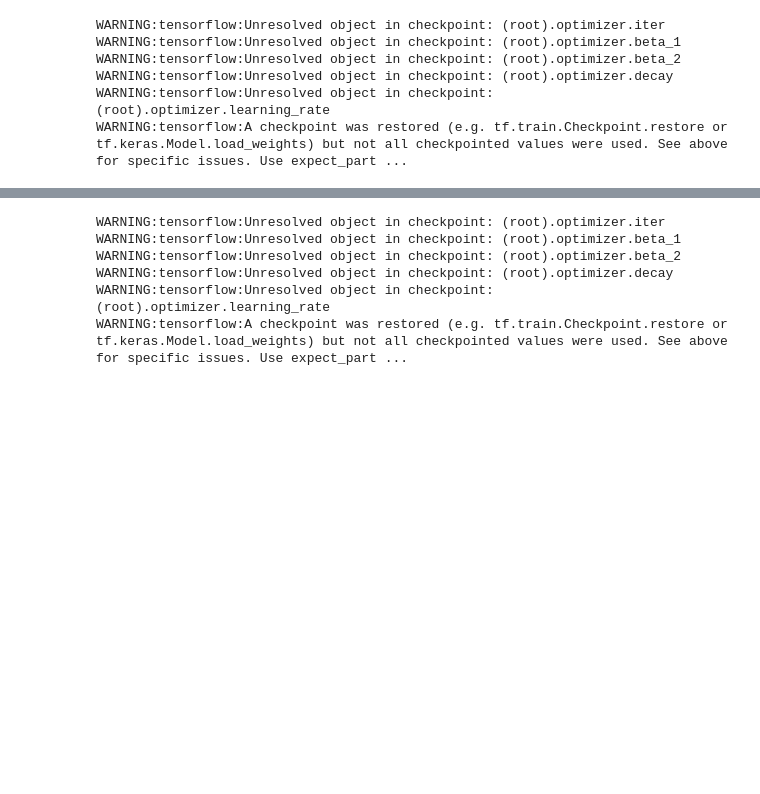
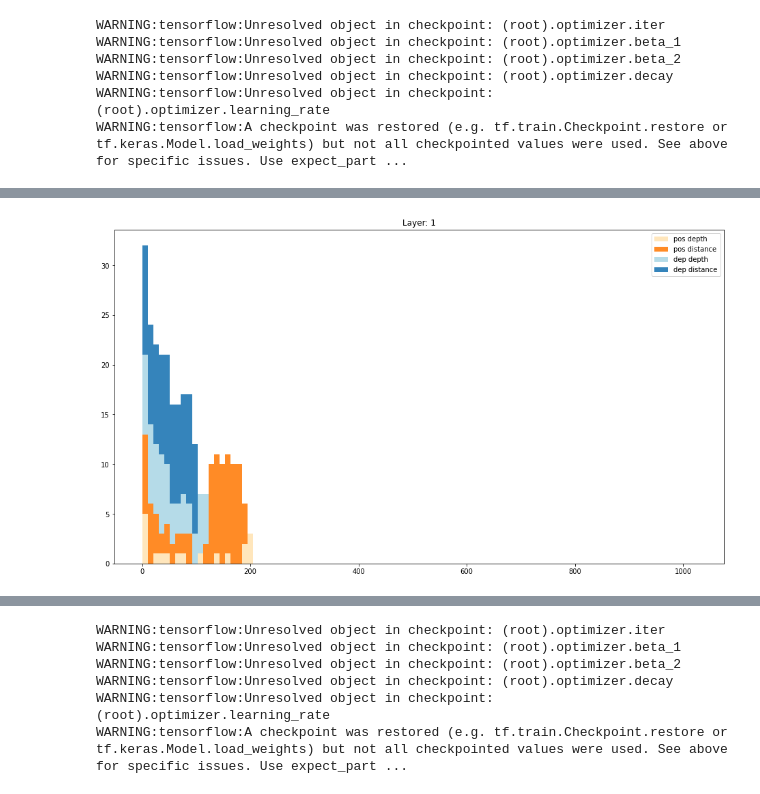
Before and after one commit to tomlimi/OrthogonalTransformerProbing, a Jupyter notebook: InformationSeparation.ipynb, the cells around one changed output, grey strips where cells are left out. Cells and saved outputs as stored; diff of their text form; code cells hidden in the pictures; blank space fills up the shorter version.

```diff
--- a/InformationSeparation.ipynb
+++ b/InformationSeparation.ipynb
@@ -144,0 +183,19 @@ visualize_histogram([lex_distance_probe, dep_distance_probe],
+# %%
+layer_idx = 0
+
+ckpt = load_ckpt(layer_idx)
+dep_distance_probe = ckpt.dep_distance.numpy().ravel()
+lex_distance_probe = ckpt.lex_distance.numpy().ravel()
+pos_distance_probe = ckpt.pos_distance.numpy().ravel()
+rnd_distance_probe = ckpt.rnd_distance.numpy().ravel()
+
+
+dep_depth_probe = ckpt.dep_depth.numpy().ravel()
+lex_depth_probe = ckpt.lex_depth.numpy().ravel()
+pos_depth_probe = ckpt.pos_depth.numpy().ravel()
+rnd_depth_probe = ckpt.rnd_depth.numpy().ravel()
+#der_distance_probe = ckpt.der_distance.numpy().ravel()
+
+visualize_histogram([pos_depth_probe, pos_distance_probe, dep_depth_probe, dep_distance_probe],
+                              ['pos depth', 'pos distance', 'dep depth', 'dep distance'])
+# %% [output]
@@ -144,0 +208 @@ visualize_histogram([lex_distance_probe, dep_distance_probe],
+[figure, added]
```
Also changed, not shown: parts of 9 cells of this notebook, 1 other file.
